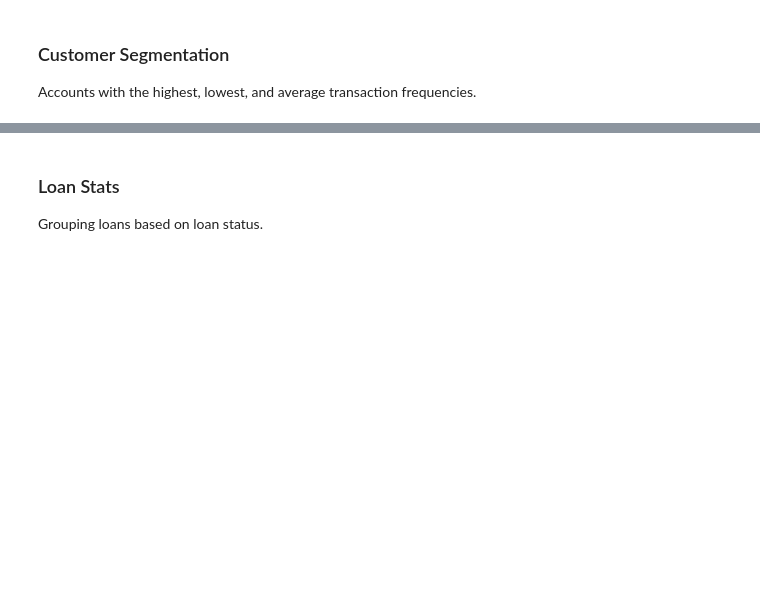
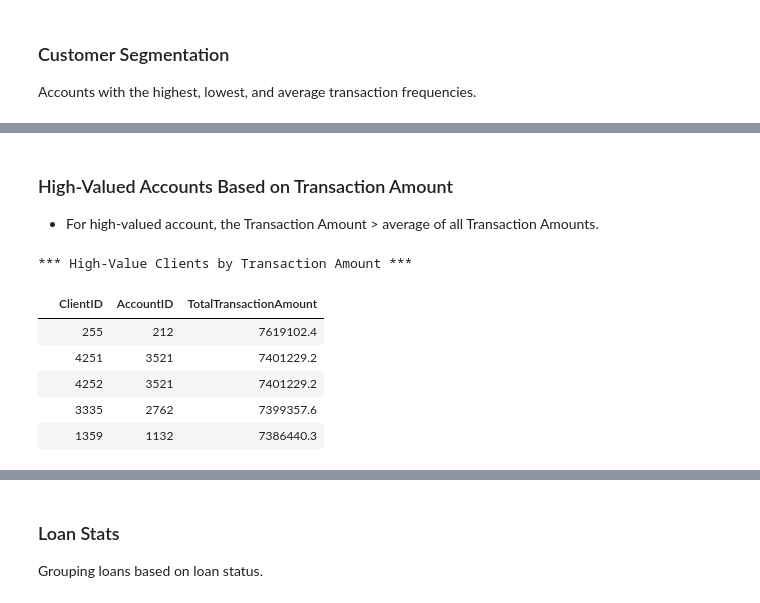
Before and after one commit to drjohnakinyemi/bank-customers-data-analysis-and-insights, a Jupyter notebook: jupyter-notebooks/Berka Bank Exploratory Data Analysis (EDA) in SQL.ipynb, the cells around one changed output, grey strips where cells are left out. Drawn from its saved outputs; the diff is of its cells as text; code cells hidden in the pictures; blank space fills up the shorter version.

Commit message:
Completed the notebook for Exploratory Data Analysis (EDA)

```diff
--- a/jupyter-notebooks/Berka Bank Exploratory Data Analysis (EDA) in SQL.ipynb
+++ b/jupyter-notebooks/Berka Bank Exploratory Data Analysis (EDA) in SQL.ipynb
@@ -294,0 +293,38 @@ df.head()
+# %% [markdown]
+### High-Valued Accounts Based on Transaction Amount
+
+* For high-valued account, the Transaction Amount > average of all Transaction Amounts.
+# %%
+query_string = """
+    WITH AverageTransactionAmount AS (
+        SELECT AVG(BT.Amount) AS AverageTransaction
+        FROM BankTransaction BT
+    ),
+    HighValueClientsByTransaction AS (
+        SELECT D.ClientID, A.AccountID, SUM(BT.Amount) AS TotalTransactionAmount
+        FROM BankTransaction BT
+        JOIN Account A ON BT.AccountID = A.AccountID
+        JOIN Disposition D ON A.AccountID = D.AccountID
+        GROUP BY D.ClientID, A.AccountID
+    )
+    SELECT
+        HVBT.ClientID,
+        HVBT.AccountID,
+        HVBT.TotalTransactionAmount
+    FROM HighValueClientsByTransaction HVBT
+    JOIN AverageTransactionAmount ATA ON HVBT.TotalTransactionAmount > ATA.AverageTransaction
+    ORDER BY HVBT.TotalTransactionAmount DESC;
+
+"""
+
+df = fetch_data(query_string)
+print("*** High-Value Clients by Transaction Amount ***")
+df.head()
+# %% [output]
+*** High-Value Clients by Transaction Amount ***
+|  | ClientID | AccountID | TotalTransactionAmount |
+|  | 255 | 212 | 7619102.4 |
+|  | 4251 | 3521 | 7401229.2 |
+|  | 4252 | 3521 | 7401229.2 |
+|  | 3335 | 2762 | 7399357.6 |
+|  | 1359 | 1132 | 7386440.3 |
```
Also changed, not shown: parts of 5 cells of this notebook.
